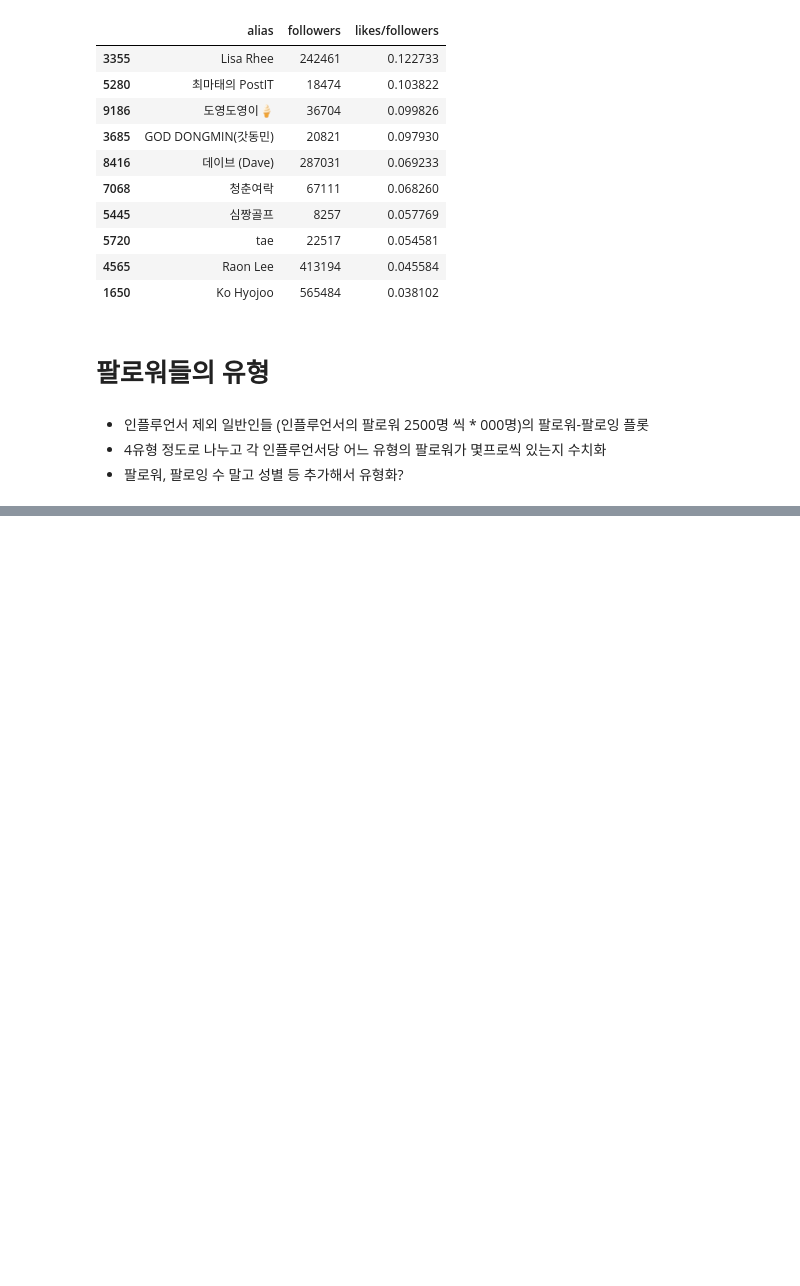
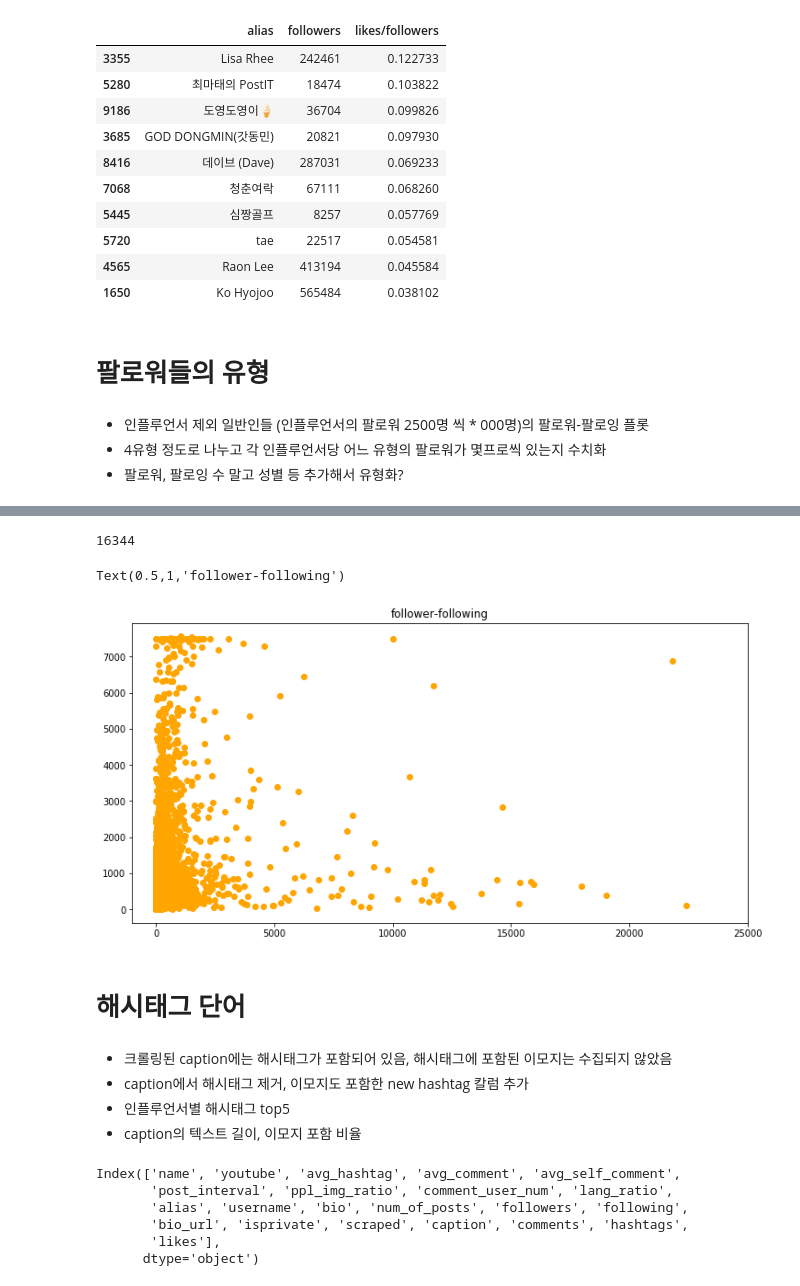
Before and after one commit to ko9ma7/BTXGH, a Jupyter notebook: instagramEDA/sy_EDA.ipynb, the cells around one changed output, grey strips where cells are left out. Saved outputs shown, nothing was run; the diff lists cells and outputs as text; code cells hidden in the pictures; blank space fills up the shorter version.

```diff
--- a/instagramEDA/EDA.ipynb
+++ b/instagramEDA/sy_EDA.ipynb
@@ -553,3 +513,6 @@ df.drop_duplicates('username').sort_values(['ppl_img_ratio', 'likes/followers'],
 - 인플루언서 제외 일반인들 (인플루언서의 팔로워 2500명 씩 * 000명)의 팔로워-팔로잉 플롯
 - 4유형 정도로 나누고 각 인플루언서당 어느 유형의 팔로워가 몇프로씩 있는지 수치화
 - 팔로워, 팔로잉 수 말고 성별 등 추가해서 유형화?
+# %%
+import pandas as pd
+df = pd.read_csv('c:/users/home/desktop/BTXGH/instagramEDA/followers_total.csv')
@@ -555,0 +528,4 @@ df.drop_duplicates('username').sort_values(['ppl_img_ratio', 'likes/followers'],
+# %%
+df = df.loc[df['alias'].dropna().index]
+df = df[(df['alias']!='alias')&(df['influencer']!='profile_influencer.csv')]
+df[['followers', 'following']]=df[['followers', 'following']].astype(float)
@@ -555,0 +541,32 @@ df.drop_duplicates('username').sort_values(['ppl_img_ratio', 'likes/followers'],
+# %%
+df.shape[0]
+# %% [output]
+16344
+# %%
+import numpy as np
+import matplotlib.pyplot as plt
+
+ax = df['followers']
+ay = df['following']
+
+plt.figure(figsize=(12,6))
+plt.scatter(ax, ay, color='orange')
+
+plt.xlim(-100, 25000)
+#plt.ylim(-1000, 1000000)
+
+#z = np.polyfit(ax, ay, 1)
+#p = np.poly1d(z)
+#plt.plot(ax,ax,"r--")
+
+plt.title('follower-following')
+# %% [output]
+Text(0.5,1,'follower-following')
+[figure, added]
+# %% [markdown]
+# 해시태그 단어
+# %% [markdown]
+- 크롤링된 caption에는 해시태그가 포함되어 있음, 해시태그에 포함된 이모지는 수집되지 않았음
+- caption에서 해시태그 제거, 이모지도 포함한 new hashtag 칼럼 추가
+- 인플루언서별 해시태그 top5
+- caption의 텍스트 길이, 이모지 포함 비율
@@ -555,0 +579,9 @@ df.drop_duplicates('username').sort_values(['ppl_img_ratio', 'likes/followers'],
+# %%
+df.columns
+# %% [output]
+Index(['name', 'youtube', 'avg_hashtag', 'avg_comment', 'avg_self_comment',
+       'post_interval', 'ppl_img_ratio', 'comment_user_num', 'lang_ratio',
+       'alias', 'username', 'bio', 'num_of_posts', 'followers', 'following',
+       'bio_url', 'isprivate', 'scraped', 'caption', 'comments', 'hashtags',
+       'likes'],
+      dtype='object')
```
Also changed, not shown: parts of 36 cells of this notebook, 2 other files.
